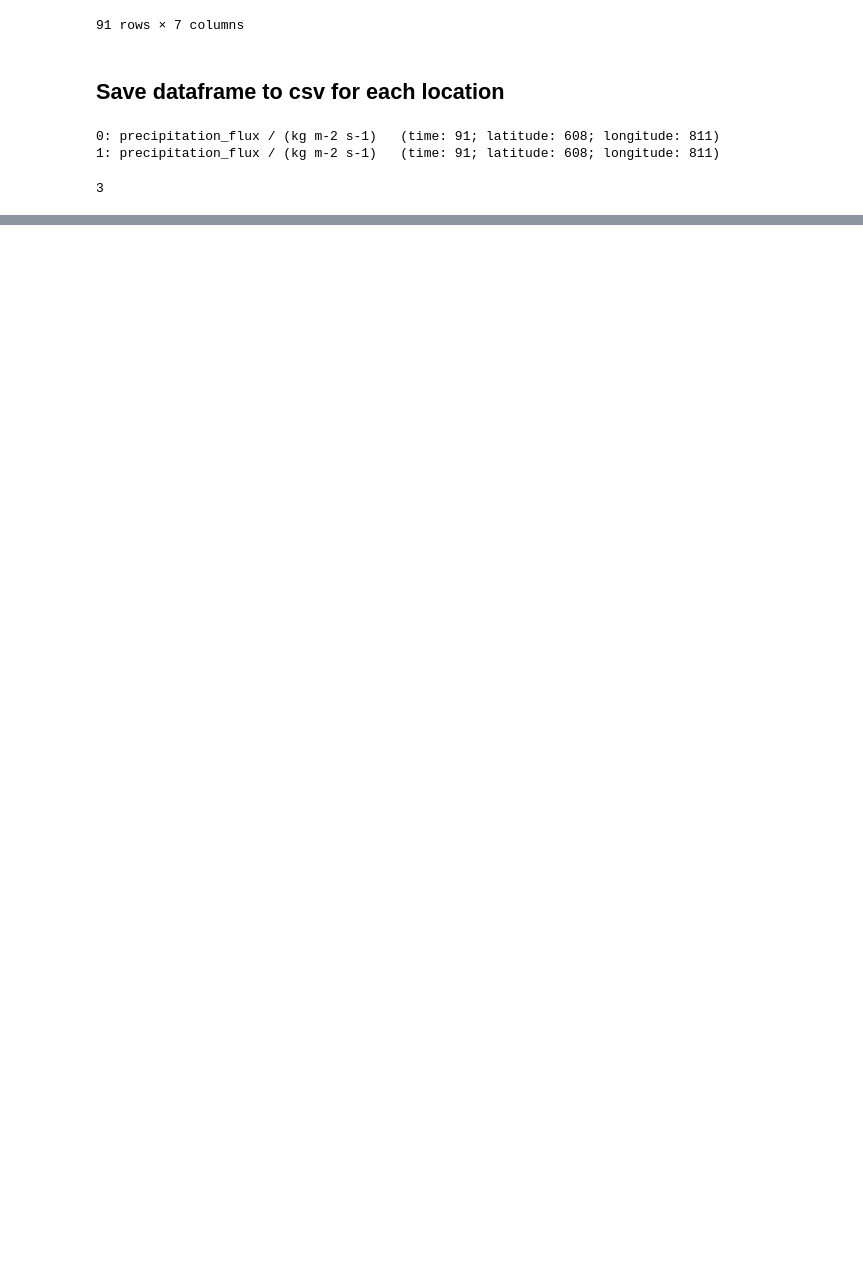
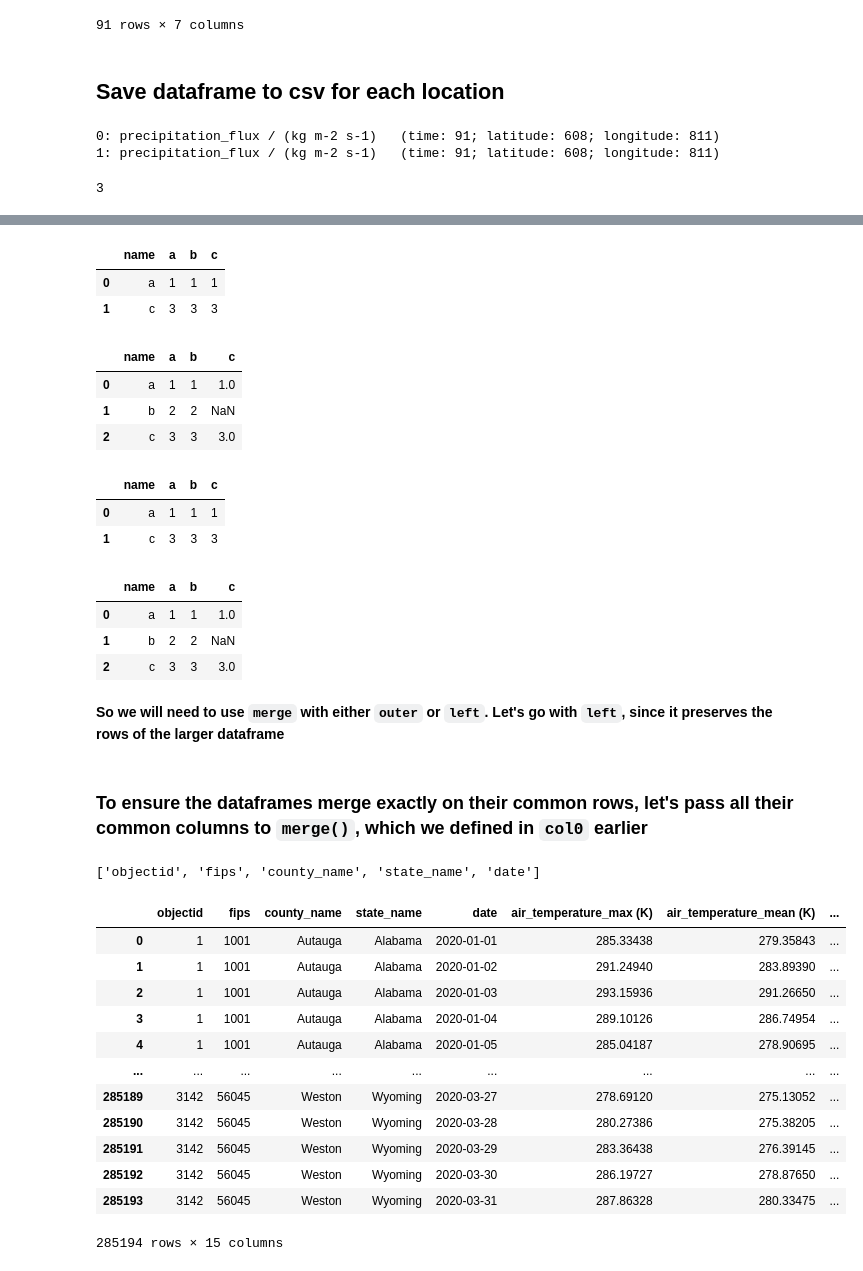
Before and after one commit to informatics-lab/covid-19_shapecutter, a Jupyter notebook: extract_regional_data_USA_precip.ipynb, the cells around one changed output, grey strips where cells are left out. Drawn from its saved outputs; the diff is of its cells as text; code cells hidden in the pictures; blank space fills up the shorter version.

```diff
--- a/extract_regional_data_USA_precip.ipynb
+++ b/extract_regional_data_USA_precip.ipynb
@@ -288,0 +371,51 @@ Mdf.to_csv(f'/data/misc/covid-19/us_data/us_daily_meteodata_2020jan-mar_v01.csv'
+# %%
+df1.merge(df2, how='inner')
+# %% [output]
+|  | name | a | b | c |
+| 0 | a | 1 | 1 | 1 |
+| 1 | c | 3 | 3 | 3 |
+# %%
+df1.merge(df2, how='outer', on=['name', 'a'])
+# %% [output]
+|  | name | a | b | c |
+| 0 | a | 1 | 1 | 1.0 |
+| 1 | b | 2 | 2 | NaN |
+| 2 | c | 3 | 3 | 3.0 |
+# %%
+df1.merge(df2, how='right')
+# %% [output]
+|  | name | a | b | c |
+| 0 | a | 1 | 1 | 1 |
+| 1 | c | 3 | 3 | 3 |
+# %%
+df1.merge(df2, how='left')
+# %% [output]
+|  | name | a | b | c |
+| 0 | a | 1 | 1 | 1.0 |
+| 1 | b | 2 | 2 | NaN |
+| 2 | c | 3 | 3 | 3.0 |
+# %% [markdown]
+**So we will need to use `merge` with either `outer` or `left`. Let's go with `left`, since it preserves the rows of the larger dataframe**
+# %% [markdown]
+### To ensure the dataframes merge exactly on their common rows, let's pass all their common columns to `merge()`, which we defined in `col0` earlier
+# %%
+col0
+# %% [output]
+['objectid', 'fips', 'county_name', 'state_name', 'date']
+# %%
+mergedf = fulldf.merge(Mdf, how='left', on=col0)
+mergedf
+# %% [output]
+|  | objectid | fips | county_name | state_name | date | air_temperature_max (K) | air_temperature_mean (K) | ... |
+| 0 | 1 | 1001 | Autauga | Alabama | 2020-01-01 | 285.33438 | 279.35843 | ... |
+| 1 | 1 | 1001 | Autauga | Alabama | 2020-01-02 | 291.24940 | 283.89390 | ... |
+| 2 | 1 | 1001 | Autauga | Alabama | 2020-01-03 | 293.15936 | 291.26650 | ... |
+| 3 | 1 | 1001 | Autauga | Alabama | 2020-01-04 | 289.10126 | 286.74954 | ... |
+| 4 | 1 | 1001 | Autauga | Alabama | 2020-01-05 | 285.04187 | 278.90695 | ... |
+| ... | ... | ... | ... | ... | ... | ... | ... | ... |
+| 285189 | 3142 | 56045 | Weston | Wyoming | 2020-03-27 | 278.69120 | 275.13052 | ... |
+| 285190 | 3142 | 56045 | Weston | Wyoming | 2020-03-28 | 280.27386 | 275.38205 | ... |
+| 285191 | 3142 | 56045 | Weston | Wyoming | 2020-03-29 | 283.36438 | 276.39145 | ... |
+| 285192 | 3142 | 56045 | Weston | Wyoming | 2020-03-30 | 286.19727 | 278.87650 | ... |
+| 285193 | 3142 | 56045 | Weston | Wyoming | 2020-03-31 | 287.86328 | 280.33475 | ... |
+285194 rows × 15 columns
```
Also changed, not shown: parts of 26 cells of this notebook.
